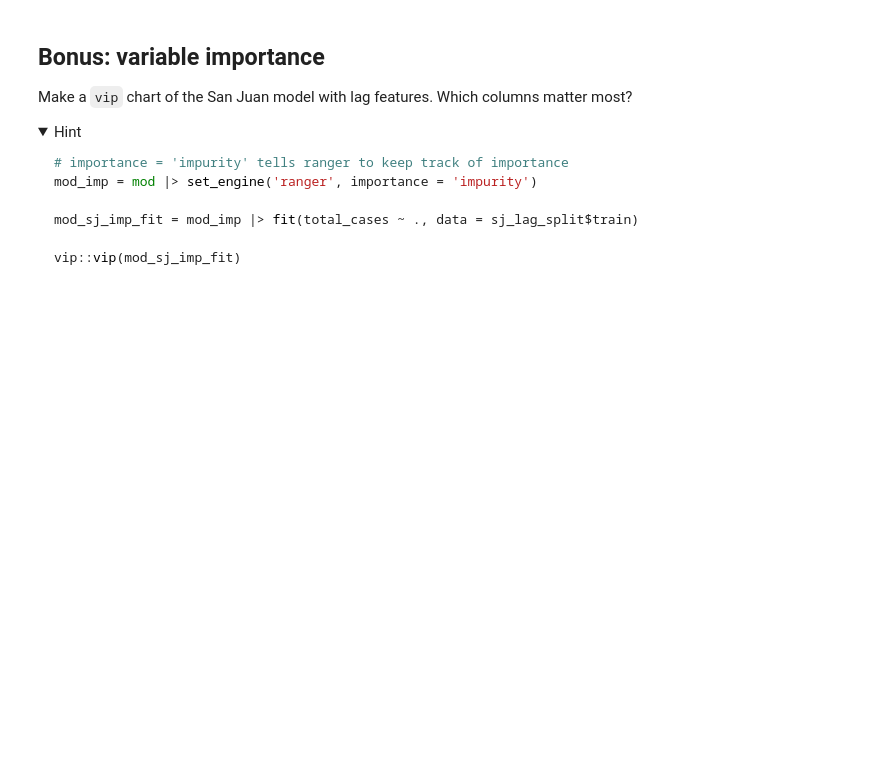
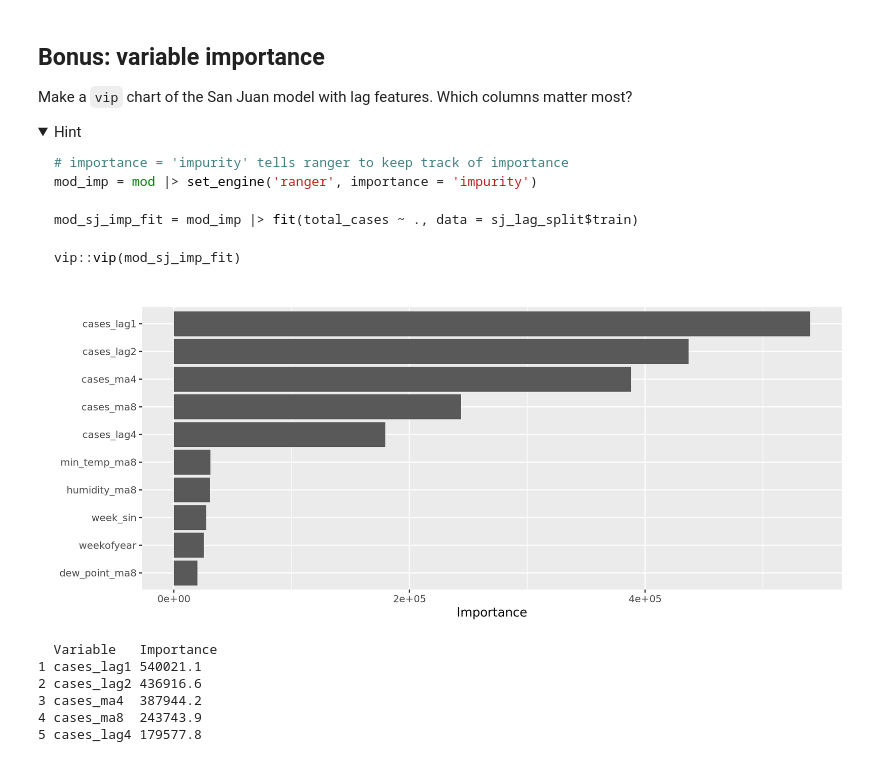
Before and after one commit to Etornamagbemabiese/codespace, a Jupyter notebook: exercises/14-dengue-exercise.ipynb, the cells around one changed output. Saved outputs shown, nothing was run; the diff lists cells and outputs as text; code cells hidden in the pictures; folded sections open; blank space fills up the shorter version.

````diff
--- a/exercises/14-dengue-exercise.ipynb
+++ b/exercises/14-dengue-exercise.ipynb
@@ -271,3 +499,21 @@ vip::vip(mod_sj_imp_fit)
 ```
 
 </details>
+# %%
+set.seed(512)
+# importance = 'impurity' tells ranger to keep track of importance
+mod_imp = mod |> set_engine('ranger', importance = 'impurity')
+
+mod_sj_imp_fit = mod_imp |> fit(total_cases ~ ., data = sj_lag_split$train)
+
+vip::vip(mod_sj_imp_fit)
+
+vip::vi(mod_sj_imp_fit) |> arrange(desc(Importance)) |> slice_head(n = 5)
+# %% [output]
+[figure, added]
+  Variable   Importance
+1 cases_lag1 540021.1
+2 cases_lag2 436916.6
+3 cases_ma4  387944.2
+4 cases_ma8  243743.9
+5 cases_lag4 179577.8
````
Also changed, not shown: parts of 13 cells of this notebook.
